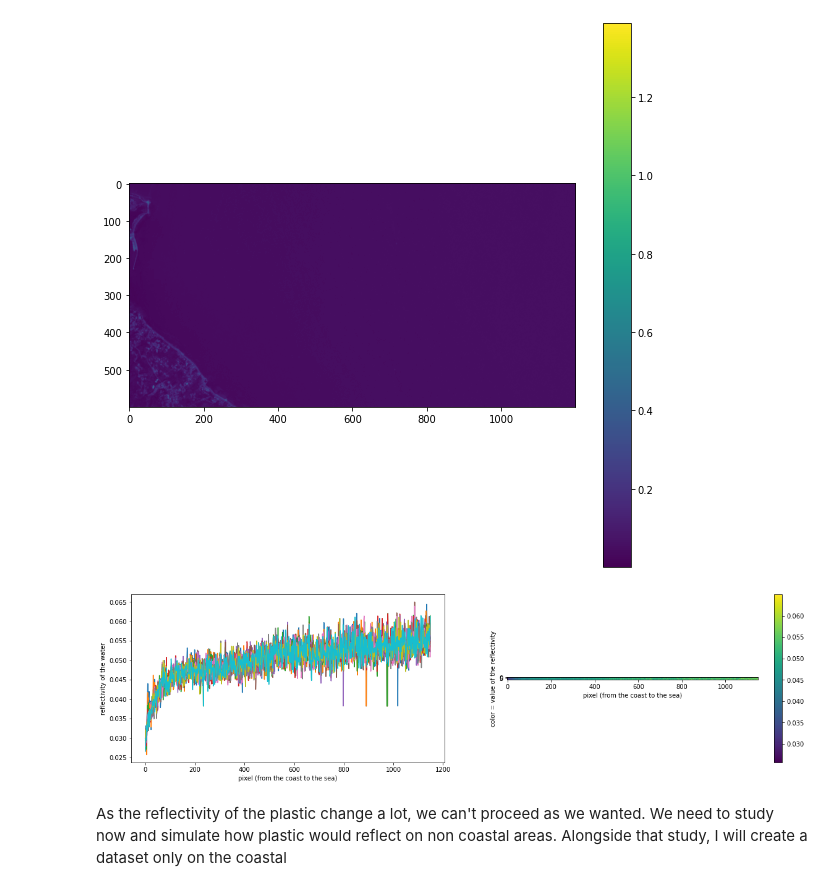
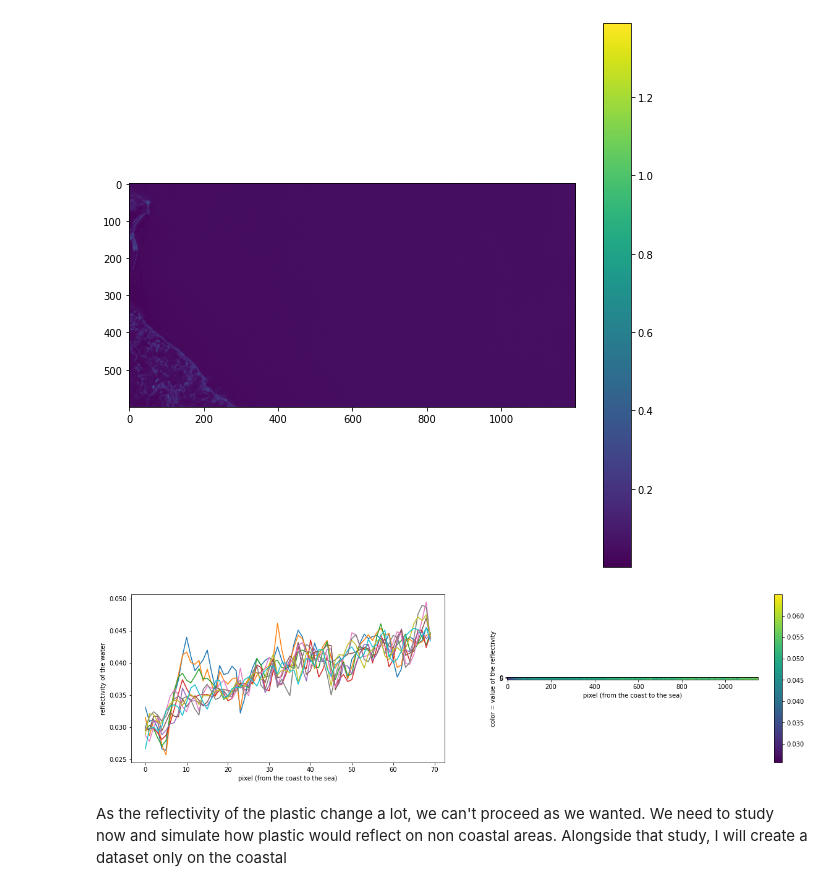
Before and after one commit to BasileR/plastic_detection_from_space, a Jupyter notebook: create_dataset_simplastic.ipynb, the cells around one changed output. Saved outputs shown, nothing was run; the diff lists cells and outputs as text; code cells hidden in the pictures.

Commit message:
check the reflectivities of plastic on a single image (70 pixels). Found that the reflectivity starts growing after 10 pixels (so 100m)

```diff
--- a/create_dataset_simplastic.ipynb
+++ b/create_dataset_simplastic.ipynb
@@ -183,24 +183,24 @@ plt.colorbar()
 <matplotlib.colorbar.Colorbar at 0x...>
 [figure]
 # %%
-X = [i for i in range(len(band_arrayM1[100:110,250:,1][2]))]
+X = [i for i in range(len(band_arrayM1[100:110,250:320,1][2]))]
 # %%
 ## plot the reflectivity of the water for each spectral band since the coast to the sea (1 line)
 plt.figure(1, figsize = (20,5))
 plt.subplot(1,2,1)
 for i in range(10):
-    plt.plot(X, band_arrayM1[100:110,250:,1][i])
+    plt.plot(X, band_arrayM1[100:110,250:320,1][i])
 plt.xlabel('pixel (from the coast to the sea)')
 plt.ylabel('reflectivity of the water')
 plt.subplot(1,2,2)
 plt.imshow(band_arrayM1[100:110,250:,1])
 plt.colorbar()
 plt.xlabel('pixel (from the coast to the sea)')
 plt.ylabel('color = value of the reflectivity')
 
 plt.show()
 # %% [output]
-[figure, old version]
+[figure, new version]
 # %% [markdown]
 As the reflectivity of the plastic change a lot, we can't proceed as we wanted. We need to study now and simulate how plastic would reflect on non coastal areas. Alongside that study, I will create a dataset only on the coastal
 # %% [markdown]
```
Also changed, not shown: parts of 5 cells of this notebook.
